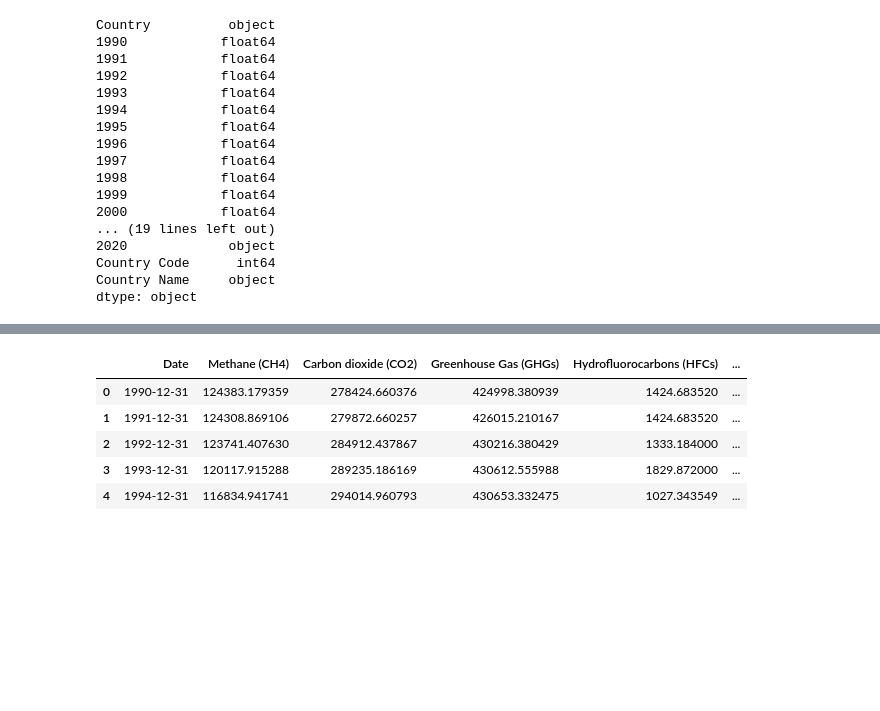
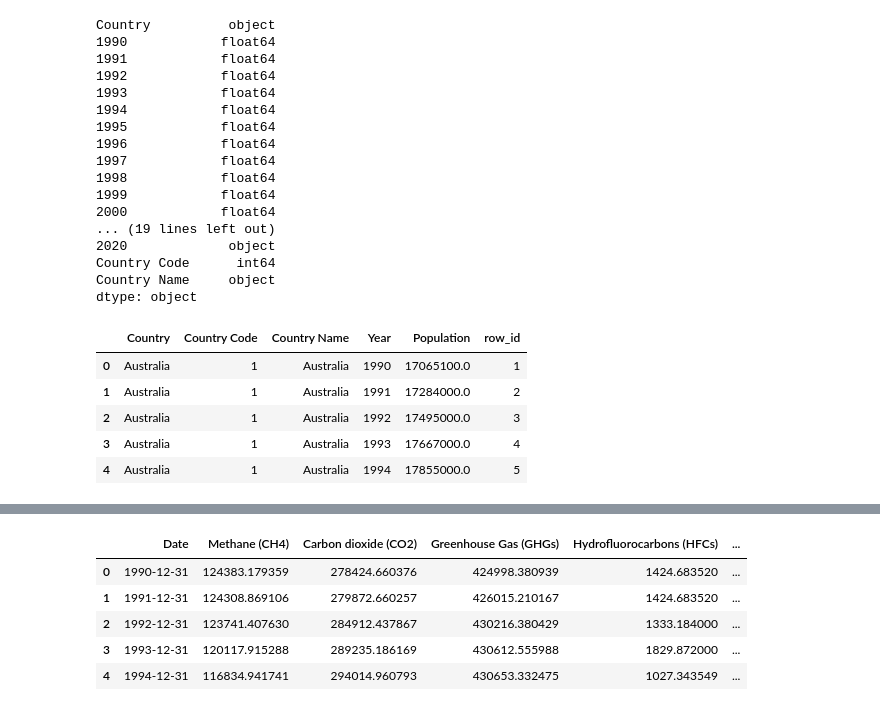
Before and after one commit to livillaranda/Final_Project, a Jupyter notebook: Database Work.ipynb, the cells around one changed output, grey strips where cells are left out. Saved outputs shown, nothing was run; the diff lists cells and outputs as text; code cells hidden in the pictures; blank space fills up the shorter version.

```diff
--- a/Database Work.ipynb
+++ b/Database Work.ipynb
@@ -468,0 +659,11 @@ cursor.execute('CREATE TABLE `final_project_pop_ghc`.`population` ( \
+# %%
+population_df_2['row_id'] = range(1,len(population_df_2)+1)
+# %%
+population_df_2.head()
+# %% [output]
+|  | Country | Country Code | Country Name | Year | Population | row_id |
+| 0 | Australia | 1 | Australia | 1990 | 17065100.0 | 1 |
+| 1 | Australia | 1 | Australia | 1991 | 17284000.0 | 2 |
+| 2 | Australia | 1 | Australia | 1992 | 17495000.0 | 3 |
+| 3 | Australia | 1 | Australia | 1993 | 17667000.0 | 4 |
+| 4 | Australia | 1 | Australia | 1994 | 17855000.0 | 5 |
```
Also changed, not shown: parts of 35 cells of this notebook, 4 other files.
